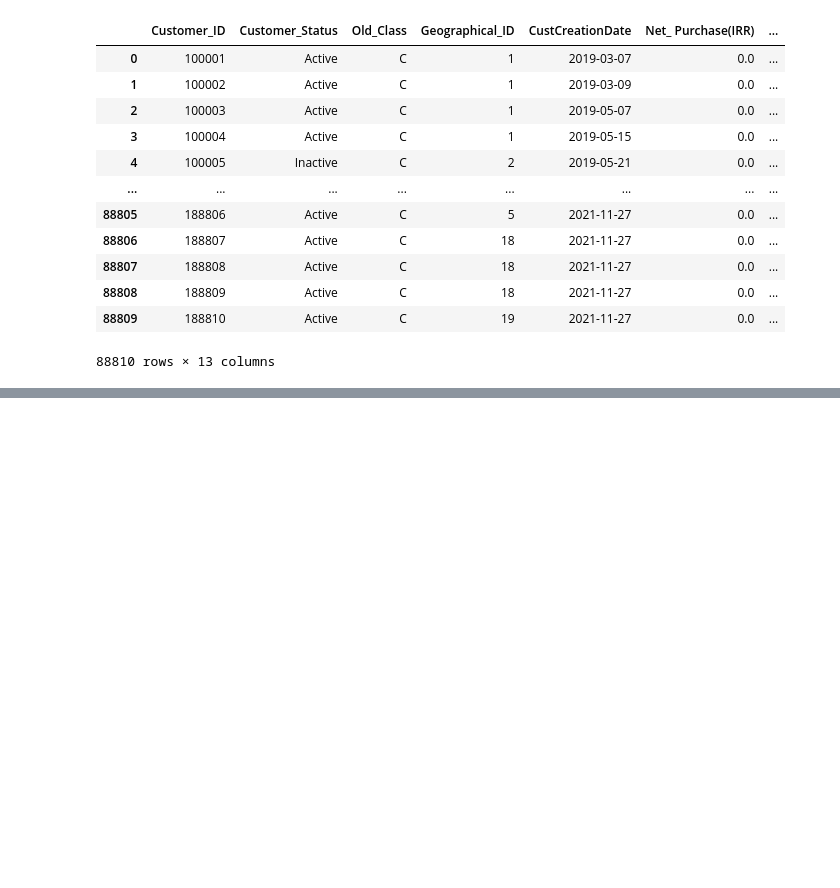
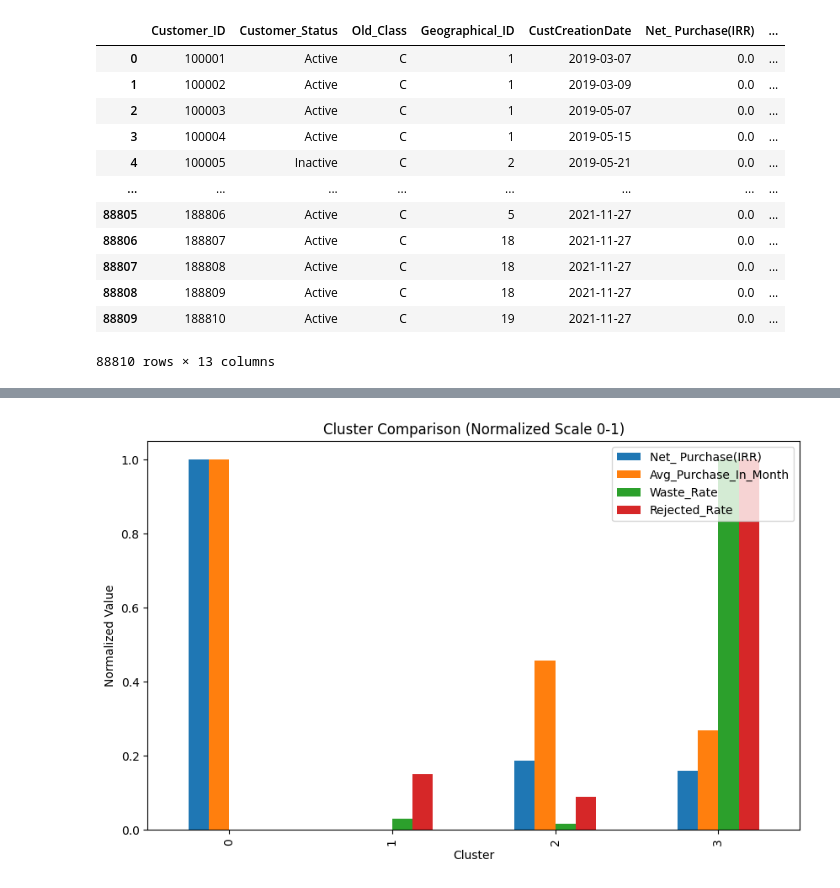
Before and after one commit to yuza27/GitProject, a Jupyter notebook: unsupervised/K-MEANS/K-MEANS-EXPERIMENTAL.ipynb, the cells around one changed output, grey strips where cells are left out. Saved outputs shown, nothing was run; the diff lists cells and outputs as text; code cells hidden in the pictures; blank space fills up the shorter version.

```diff
--- a/unsupervised/K-MEANS/K-MEANS-EXPERIMENTAL.ipynb
+++ b/unsupervised/K-MEANS/K-MEANS-EXPERIMENTAL.ipynb
@@ -93,0 +210,16 @@ array([1.00000000e+00, 1.16766976e-14])
+# %%
+from sklearn.preprocessing import MinMaxScaler
+
+scaler = MinMaxScaler()
+scaled = scaler.fit_transform(cluster_summary[['Net_ Purchase(IRR)', 'Avg_Purchase_In_Month', 'Waste_Rate', 'Rejected_Rate']])
+scaled_df = pd.DataFrame(scaled, columns=['Net_ Purchase(IRR)', 'Avg_Purchase_In_Month', 'Waste_Rate', 'Rejected_Rate'])
+scaled_df.index = cluster_summary.index
+
+scaled_df.plot(kind='bar', figsize=(10,6))
+plt.title("Cluster Comparison (Normalized Scale 0-1)")
+plt.xlabel("Cluster")
+plt.ylabel("Normalized Value")
+plt.legend(loc='upper right')
+plt.show()
+# %% [output]
+[figure, added]
```
Also changed, not shown: parts of 22 cells of this notebook, 1 other file.
